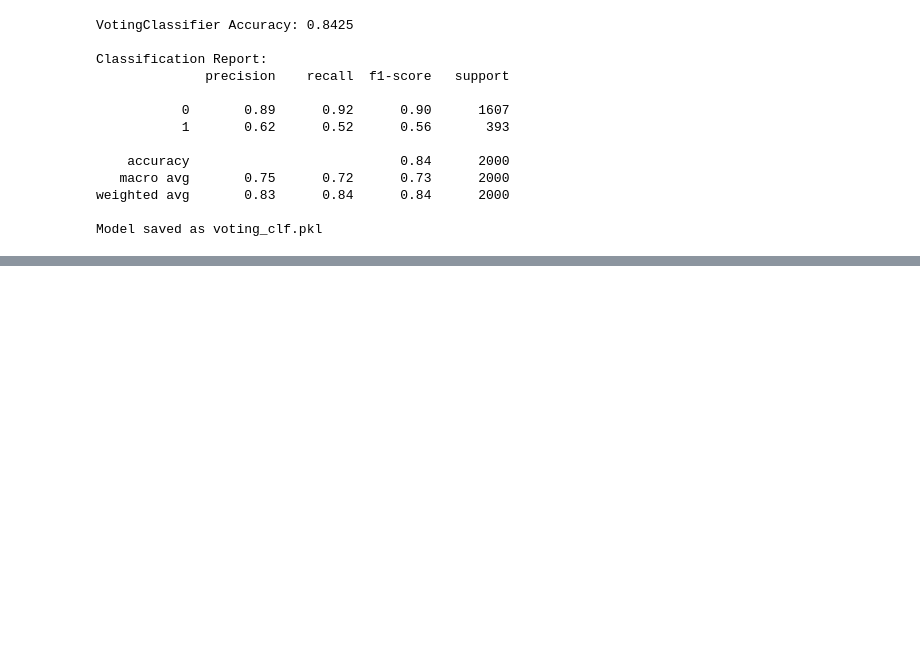
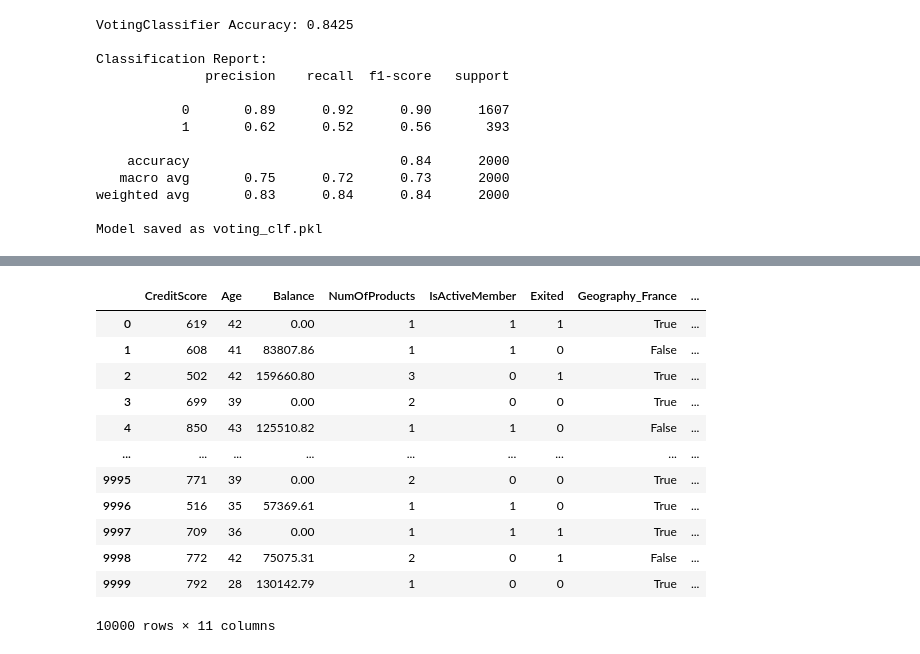
Before and after one commit to BrianShao123/CustomerChurnOutPredictor, a Jupyter notebook: predictor.ipynb, the cells around one changed output, grey strips where cells are left out. Cells and saved outputs as stored; diff of their text form; code cells hidden in the pictures; blank space fills up the shorter version.

```diff
--- a/predictor.ipynb
+++ b/predictor.ipynb
@@ -591,0 +645,18 @@ Model saved as voting_clf.pkl
+# %%
+new_features = pd.get_dummies(new_features, columns=["Geography", "Gender"])
+# %%
+new_features
+# %% [output]
+|  | CreditScore | Age | Balance | NumOfProducts | IsActiveMember | Exited | Geography_France | ... |
+| 0 | 619 | 42 | 0.00 | 1 | 1 | 1 | True | ... |
+| 1 | 608 | 41 | 83807.86 | 1 | 1 | 0 | False | ... |
+| 2 | 502 | 42 | 159660.80 | 3 | 0 | 1 | True | ... |
+| 3 | 699 | 39 | 0.00 | 2 | 0 | 0 | True | ... |
+| 4 | 850 | 43 | 125510.82 | 1 | 1 | 0 | False | ... |
+| ... | ... | ... | ... | ... | ... | ... | ... | ... |
+| 9995 | 771 | 39 | 0.00 | 2 | 0 | 0 | True | ... |
+| 9996 | 516 | 35 | 57369.61 | 1 | 1 | 0 | True | ... |
+| 9997 | 709 | 36 | 0.00 | 1 | 1 | 1 | True | ... |
+| 9998 | 772 | 42 | 75075.31 | 2 | 0 | 1 | False | ... |
+| 9999 | 792 | 28 | 130142.79 | 1 | 0 | 0 | True | ... |
+10000 rows × 11 columns
```
Also changed, not shown: parts of 17 cells of this notebook.
